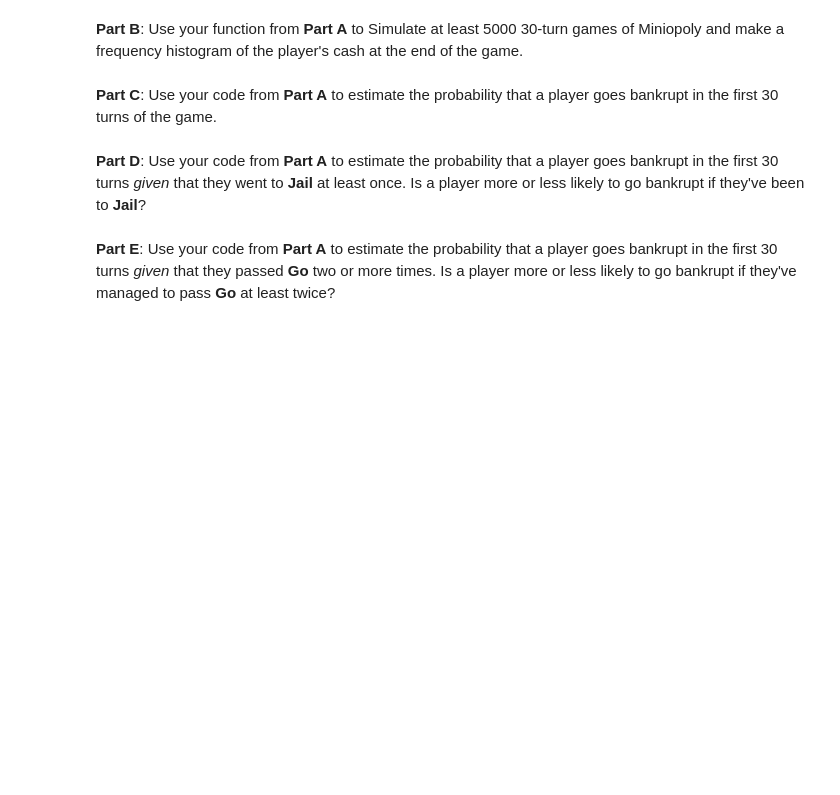
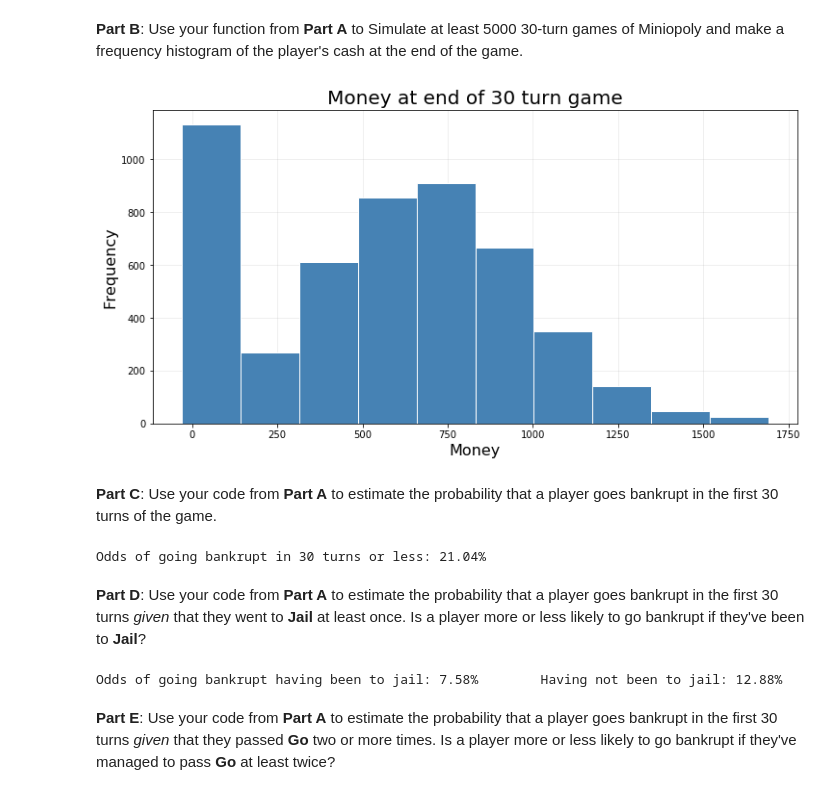
Before and after one commit to scuthbert/DataScience, a Jupyter notebook: hmwk/hmwk02/hmwk02.ipynb, the cells around one changed output. Cells and saved outputs as stored; diff of their text form; code cells hidden in the pictures; blank space fills up the shorter version.

```diff
--- a/hmwk/hmwk02/hmwk02.ipynb
+++ b/hmwk/hmwk02/hmwk02.ipynb
@@ -297,7 +297,3 @@ If at any point the player has \$0 or less they go bankrupt and the game ends.
 <br>
 
 **Part A**: Complete the function miniopoly_turn below. The function should simulate one turn of Miniopoly.  It should take as arguments the player's current location on the board as well as the player's current cash reserves, and return the player's new location and cash reserves after the turn has completed. Note that if a player goes bankrupt during the game you should return their cash as 0 instead of a negative value.
-# %%
-def miniopoly_turn(state, cash):
-
-    return state, cash
@@ -304,8 +334,56 @@ def miniopoly_turn(state, cash):
 # %% [markdown]
 **Part B**: Use your function from **Part A** to Simulate at least 5000 30-turn games of Miniopoly and make a frequency histogram of the player's cash at the end of the game.
+# %%
+end_cash = np.zeros(5000)
+for i in range(5000):
+    cash = 200
+    state = 0
+    for j in range(30):
+        if cash > 0:
+            state, cash = miniopoly_turn(state, cash)
+        else:
+            cash = 0
+    end_cash[i] = cash
+
+
+fig, ax = plt.subplots(figsize=(12,6))
+pd.Series(data=end_cash).hist(ax=ax, facecolor="steelblue", edgecolor="white")
+ax.set_title("Money at end of 30 turn game", fontsize=20)
+ax.set_xlabel("Money", fontsize=16)
+ax.set_ylabel("Frequency", fontsize=16)
+ax.grid(alpha=0.25)
+ax.set_axisbelow(True)
+# %% [output]
+[figure, added]
 # %% [markdown]
 **Part C**: Use your code from **Part A** to estimate the probability that a player goes bankrupt in the first 30 turns of the game.
+# %%
+#RUN PART B FIRST
+bankruptPercent = (np.sum(end_cash == 0) / len(end_cash)) * 100
+print("Odds of going bankrupt in 30 turns or less: {0:.2f}%".format(bankruptPercent))
+# %% [output]
+Odds of going bankrupt in 30 turns or less: 21.04%
 # %% [markdown]
 **Part D**: Use your code from **Part A** to estimate the probability that a player goes bankrupt in the first 30 turns _given_ that they went to **Jail** at least once.  Is a player more or less likely to go bankrupt if they've been to **Jail**?
+# %%
+end_cash = np.zeros(5000)
+jail = np.zeros(5000)
+for i in range(5000):
+    cash = 200
+    state = 0
+    for j in range(30):
+        if cash > 0:
+            state, cash = miniopoly_turn(state, cash)
+            if(state == 30):
+                jail[i] = 1
+        else:
+            cash = 0
+    end_cash[i] = cash
+
+jailBankrupt = np.sum(end_cash[jail == 1] == 0) / len(end_cash)
+noJailBankrupt = np.sum(end_cash[jail == 0] == 0) / len(end_cash)
+print("Odds of going bankrupt having been to jail: {0:.2f}% \t Having not been to jail: {1:.2f}%".format(jailBankrupt*100, noJailBankrupt*100))
+# %% [output]
+Odds of going bankrupt having been to jail: 7.58%        Having not been to jail: 12.88%
 # %% [markdown]
 **Part E**: Use your code from **Part A** to estimate the probability that a player goes bankrupt in the first 30 turns _given_ that they passed **Go** two or more times.  Is a player more or less likely to go bankrupt if they've managed to pass **Go** at least twice?
```
Also changed, not shown: parts of 7 cells of this notebook.
